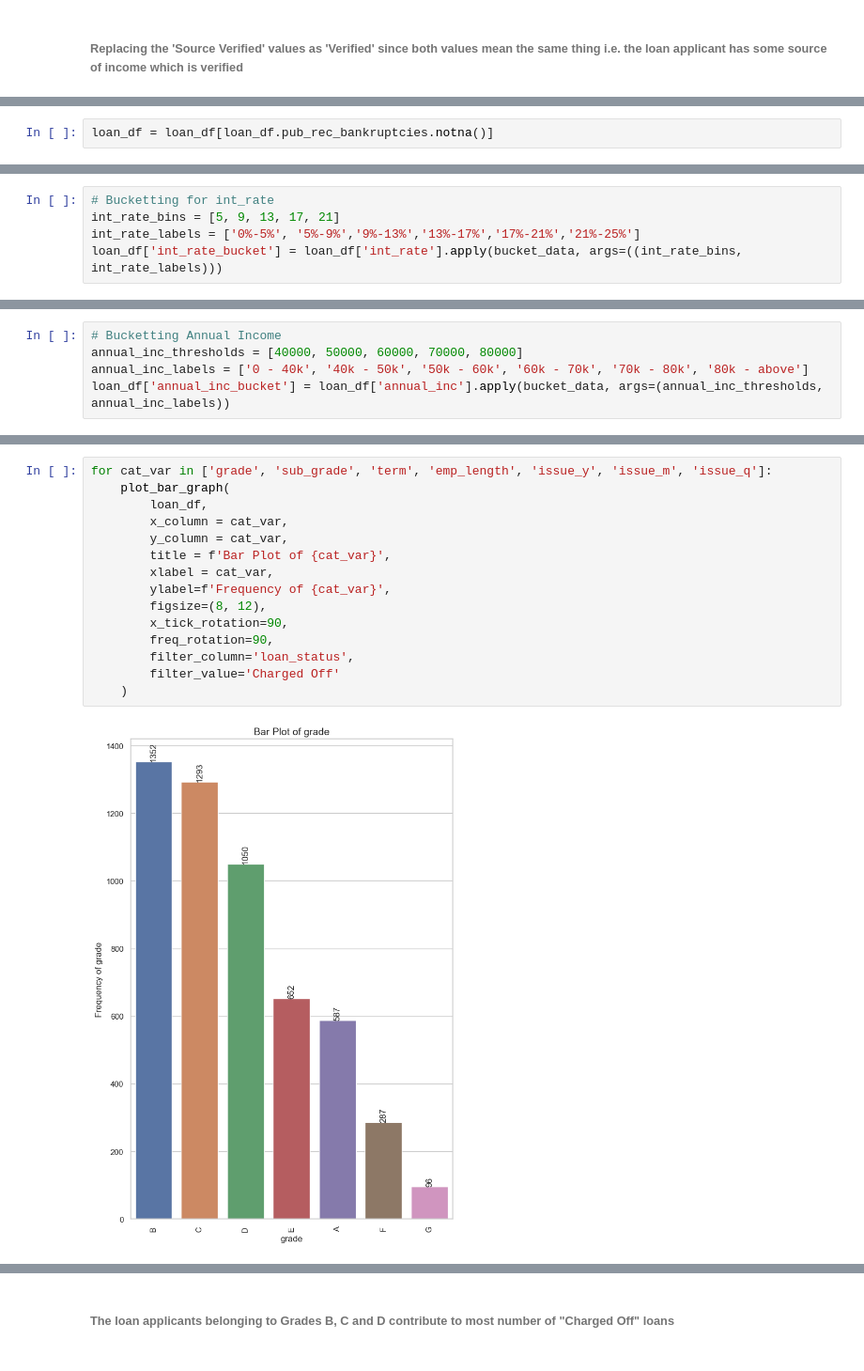
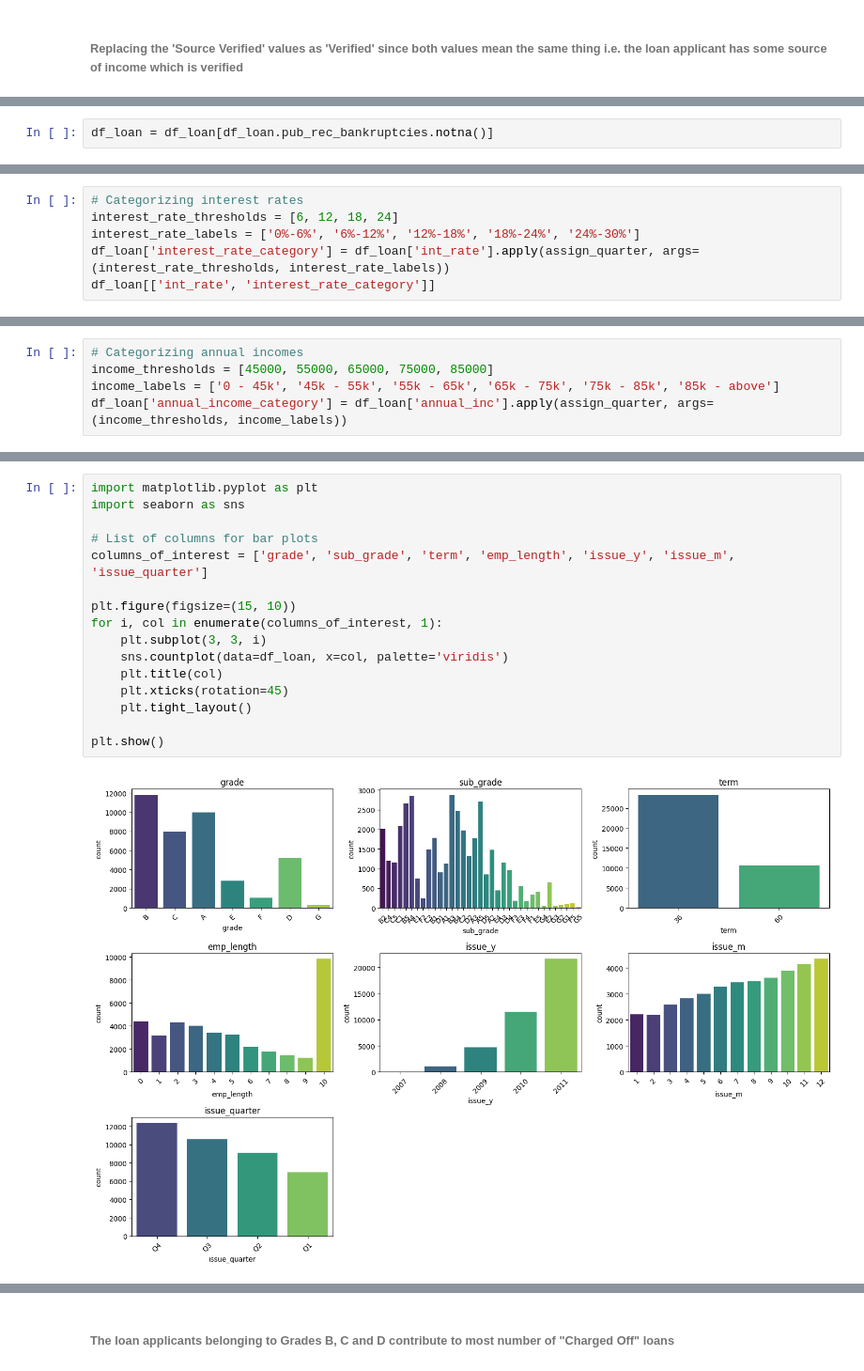
Before and after one commit to Mittin-Singh/LendingCaseStudy-, a Jupyter notebook: LendingClubCaseStudy.ipynb, the cells around one changed output, grey strips where cells are left out. Shown at 94% size. Saved outputs shown, nothing was run; the diff lists cells and outputs as text.

```diff
--- a/LendingClubCaseStudy.ipynb
+++ b/LendingClubCaseStudy.ipynb
@@ -834,3 +365,3 @@ loan_df[loan_df.pub_rec_bankruptcies.isna()]
 # %%
-loan_df = loan_df[loan_df.pub_rec_bankruptcies.notna()]
+df_loan = df_loan[df_loan.pub_rec_bankruptcies.notna()]
 # %%
@@ -924,5 +481,6 @@ loan_df[['loan_amnt', 'loan_amnt_bucket']]
 # %%
-# Bucketting for int_rate
-int_rate_bins = [5, 9, 13, 17, 21]
-int_rate_labels = ['0%-5%', '5%-9%','9%-13%','13%-17%','17%-21%','21%-25%']
-loan_df['int_rate_bucket'] = loan_df['int_rate'].apply(bucket_data, args=((int_rate_bins, int_rate_labels)))
+# Categorizing interest rates
+interest_rate_thresholds = [6, 12, 18, 24]
+interest_rate_labels = ['0%-6%', '6%-12%', '12%-18%', '18%-24%', '24%-30%']
+df_loan['interest_rate_category'] = df_loan['int_rate'].apply(assign_quarter, args=(interest_rate_thresholds, interest_rate_labels))
+df_loan[['int_rate', 'interest_rate_category']]
@@ -945,6 +517,6 @@ loan_df[['int_rate', 'int_rate_bucket']]
 # %%
-# Bucketting Annual Income
-annual_inc_thresholds = [40000, 50000, 60000, 70000, 80000]
-annual_inc_labels = ['0 - 40k', '40k - 50k', '50k - 60k', '60k - 70k', '70k - 80k', '80k - above']
-loan_df['annual_inc_bucket'] = loan_df['annual_inc'].apply(bucket_data, args=(annual_inc_thresholds, annual_inc_labels))
+# Categorizing annual incomes
+income_thresholds = [45000, 55000, 65000, 75000, 85000]
+income_labels = ['0 - 45k', '45k - 55k', '55k - 65k', '65k - 75k', '75k - 85k', '85k - above']
+df_loan['annual_income_category'] = df_loan['annual_inc'].apply(assign_quarter, args=(income_thresholds, income_labels))
 # %%
@@ -1039,17 +551,18 @@ Following fields will be checked as part of univariate analysis
 # %%
-for cat_var in ['grade', 'sub_grade', 'term', 'emp_length', 'issue_y', 'issue_m', 'issue_q']:
-    plot_bar_graph(
-        loan_df,
-        x_column = cat_var,
-        y_column = cat_var,
-        title = f'Bar Plot of {cat_var}',
-        xlabel = cat_var,
-        ylabel=f'Frequency of {cat_var}',
-        figsize=(8, 12),
-        x_tick_rotation=90,
-        freq_rotation=90,
-        filter_column='loan_status',
-        filter_value='Charged Off'
-    )
+import matplotlib.pyplot as plt
+import seaborn as sns
+
+# List of columns for bar plots
+columns_of_interest = ['grade', 'sub_grade', 'term', 'emp_length', 'issue_y', 'issue_m', 'issue_quarter']
+
+plt.figure(figsize=(15, 10))
+for i, col in enumerate(columns_of_interest, 1):
+    plt.subplot(3, 3, i)
+    sns.countplot(data=df_loan, x=col, palette='viridis')
+    plt.title(col)
+    plt.xticks(rotation=45)
+    plt.tight_layout()
+
+plt.show()
 # %% [output]
-[figure, old version]
+[figure, new version]
```
Also changed, not shown: parts of 143 cells of this notebook, 2 other files.
